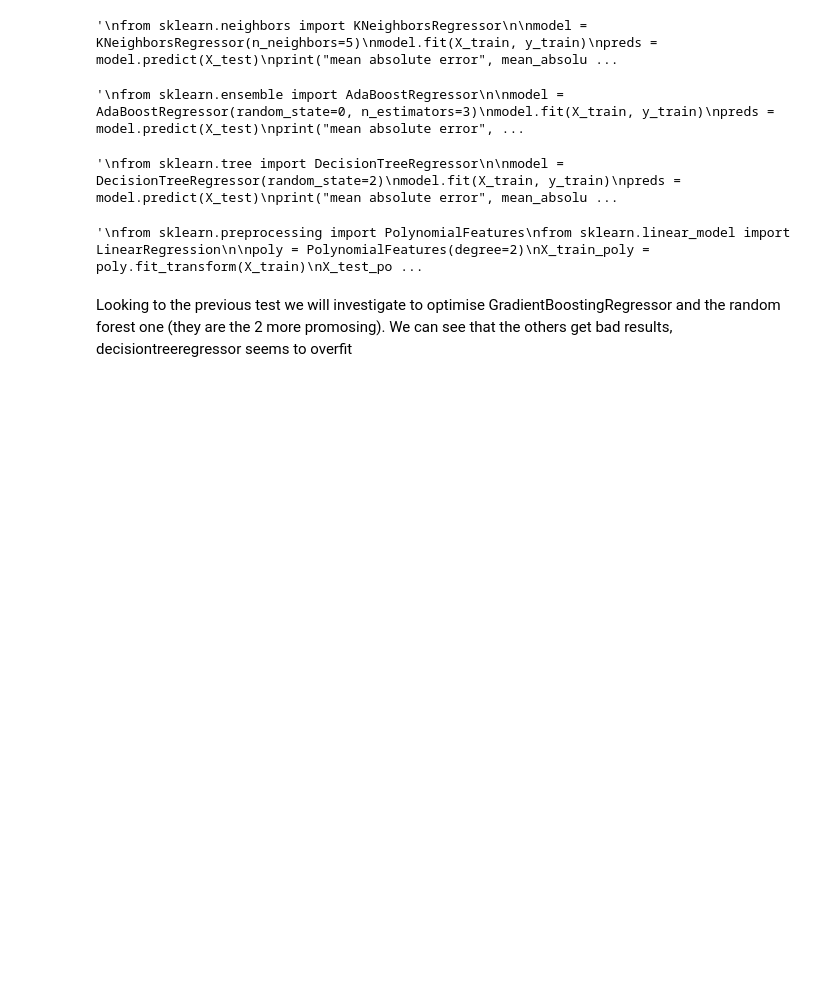
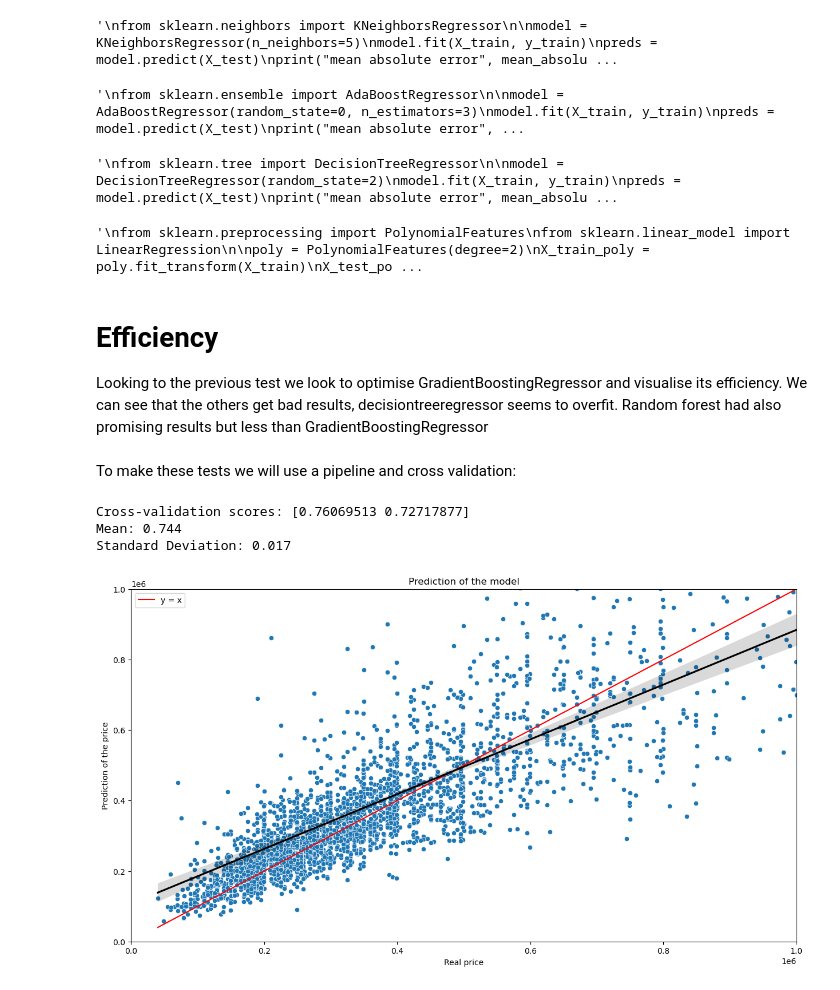
Before and after one commit to Minijump/real-estate-price-prediction, a Jupyter notebook: model_training/model.ipynb, the cells around one changed output. Saved outputs shown, nothing was run; the diff lists cells and outputs as text; code cells hidden in the pictures; blank space fills up the shorter version.

Commit message:
some correction on the model

```diff
--- a/model_training/model.ipynb
+++ b/model_training/model.ipynb
@@ -14,6 +14,9 @@ from sklearn.metrics import mean_absolute_error, mean_squared_error
 # %%
 #The first step is that we have to split the data correctly
 df_final = pd.read_csv('ready_to_learn_csv.csv')
+#we shuffle the dataframe, this will make sure that the properties aren't sorted by locality for example
+df_final = df_final.sample(frac = 1).reset_index(drop=True)
+
 y = df_final['Price']
 X = df_final.drop(['Price'], axis=1)
 X_train, X_test, y_train, y_test = train_test_split(X, y, train_size=0.8, test_size=0.2)#, random_state=0)#random state, if given it will be always the same split
@@ -228,4 +254,53 @@ print("Evaluating the model on the testing set yields an accuracy of {:.2f}%".fo
 # %% [output]
 '\nfrom sklearn.preprocessing import PolynomialFeatures\nfrom sklearn.linear_model import LinearRegression\n\npoly = PolynomialFeatures(degree=2)\nX_train_poly = poly.fit_transform(X_train)\nX_test_po ...
 # %% [markdown]
-Looking to the previous test we will investigate to optimise GradientBoostingRegressor and the random forest one (they are the 2 more promosing). We can see that the others get bad results, decisiontreeregressor seems to overfit
+# Efficiency
+Looking to the previous test we look to optimise GradientBoostingRegressor and visualise its efficiency.
+We can see that the others get bad results, decisiontreeregressor seems to overfit. Random forest had also promising results but less than GradientBoostingRegressor
+# %% [markdown]
+To make these tests we will use a pipeline and cross validation:
+# %%
+from sklearn.pipeline import Pipeline
+from sklearn.model_selection import cross_val_score
+from sklearn.ensemble import GradientBoostingRegressor
+#from xgboost import XGBRegressor
+
+
+#add a pipeline
+#steps = [('model', XGBRegressor(n_estimators=5000, learning_rate=0.03, n_jobs=4))]
+steps = [('model', GradientBoostingRegressor(random_state=0, n_estimators=300, max_depth=5))]
+pipeline = Pipeline(steps)
+pipeline.fit(X_train, y_train)
+
+# Perform cross-validation
+scores = cross_val_score(pipeline, X_train, y_train, cv=2)
+print("Cross-validation scores: {}".format(scores))
+print("Mean: {:.3f}".format(scores.mean()))
+print("Standard Deviation: {:.3f}".format(scores.std()))
+# %% [output]
+Cross-validation scores: [0.76069513 0.72717877]
+Mean: 0.744
+Standard Deviation: 0.017
+# %%
+import matplotlib.pyplot as plt
+import seaborn as sns
+
+model = GradientBoostingRegressor(random_state=0, n_estimators=300, max_depth=5)
+model.fit(X_train, y_train)
+preds = model.predict(X_test)
+
+plt.figure(figsize=(15,8))
+sns.scatterplot(x=y_test, y=preds)
+sns.lineplot(x=y_test, y=y_test, color='red', label='y = x')
+
+sns.regplot(x=y_test, y=preds, scatter_kws={'alpha':0},color='black',  label='linear reg')
+plt.xlim(0, 1000000)
+plt.ylim(0, 1000000)
+
+plt.title('Prediction of the model')
+plt.xlabel('Real price')
+plt.ylabel('Prediction of the price')
+
+plt.show()
+# %% [output]
+[figure, added]
```
Also changed, not shown: parts of 8 cells of this notebook, 1 other file.
